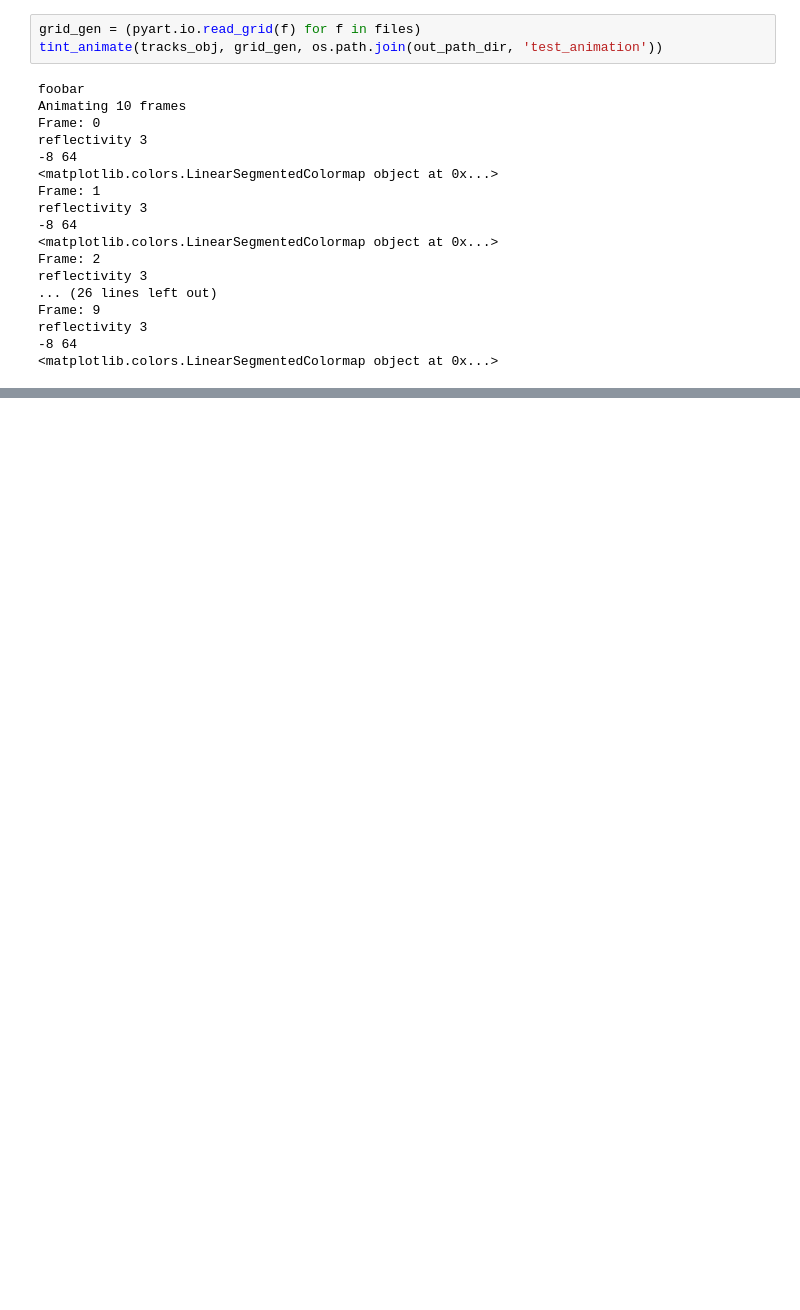
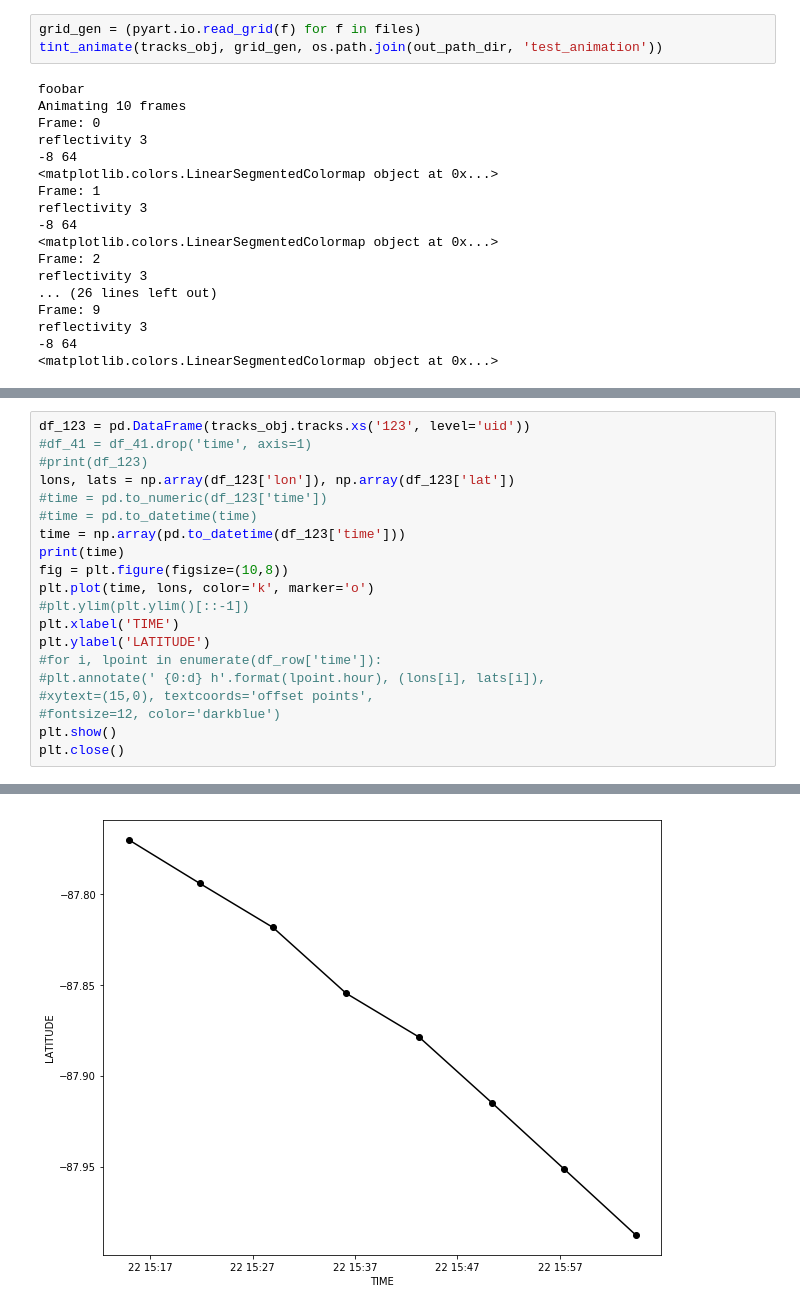
Before and after one commit to EVS-ATMOS/chicago-nowcast, a Jupyter notebook: notebooks/klot_radar_scans.ipynb, the cells around one changed output, grey strips where cells are left out. Cells and saved outputs as stored; diff of their text form; blank space fills up the shorter version.

```diff
--- a/notebooks/klot_radar_scans.ipynb
+++ b/notebooks/klot_radar_scans.ipynb
@@ -206,0 +228,21 @@ embed_mp4_as_gif(out_path_dir + '/test_animation.mp4')
+# %%
+df_123 = pd.DataFrame(tracks_obj.tracks.xs('123', level='uid'))
+#df_41 = df_41.drop('time', axis=1)
+#print(df_123)
+lons, lats = np.array(df_123['lon']), np.array(df_123['lat'])
+#time = pd.to_numeric(df_123['time'])
+#time = pd.to_datetime(time)
+time = np.array(pd.to_datetime(df_123['time']))
+print(time)
+fig = plt.figure(figsize=(10,8))
+plt.plot(time, lons, color='k', marker='o')
+#plt.ylim(plt.ylim()[::-1])
+plt.xlabel('TIME')
+plt.ylabel('LATITUDE')
+#for i, lpoint in enumerate(df_row['time']):
+#plt.annotate(' {0:d} h'.format(lpoint.hour), (lons[i], lats[i]),
+#xytext=(15,0), textcoords='offset points',
+#fontsize=12, color='darkblue')
+plt.show()
+plt.close()
+# %% [output]
@@ -206,0 +253 @@ embed_mp4_as_gif(out_path_dir + '/test_animation.mp4')
+[figure, added]
```
Also changed, not shown: parts of 19 cells of this notebook.
